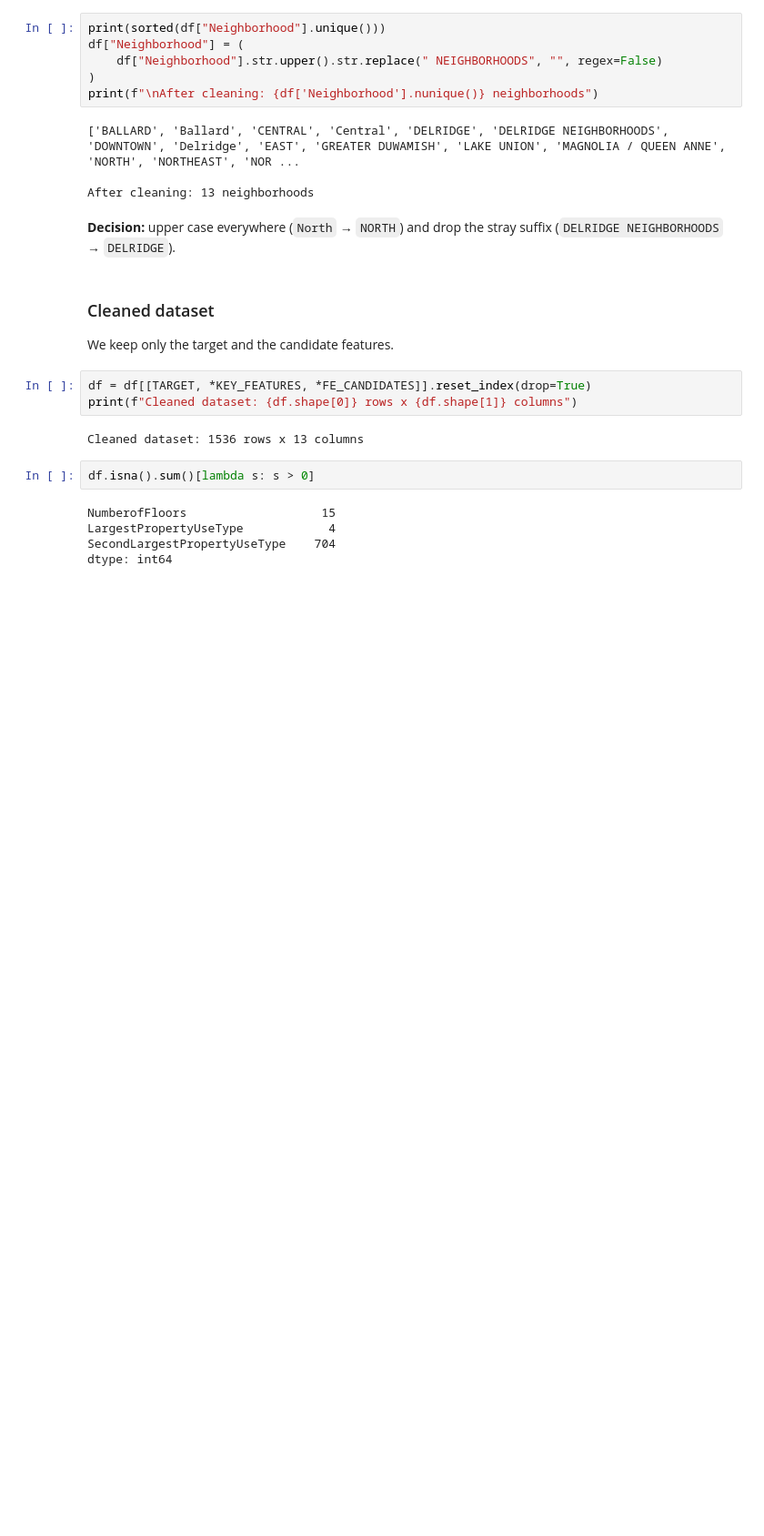
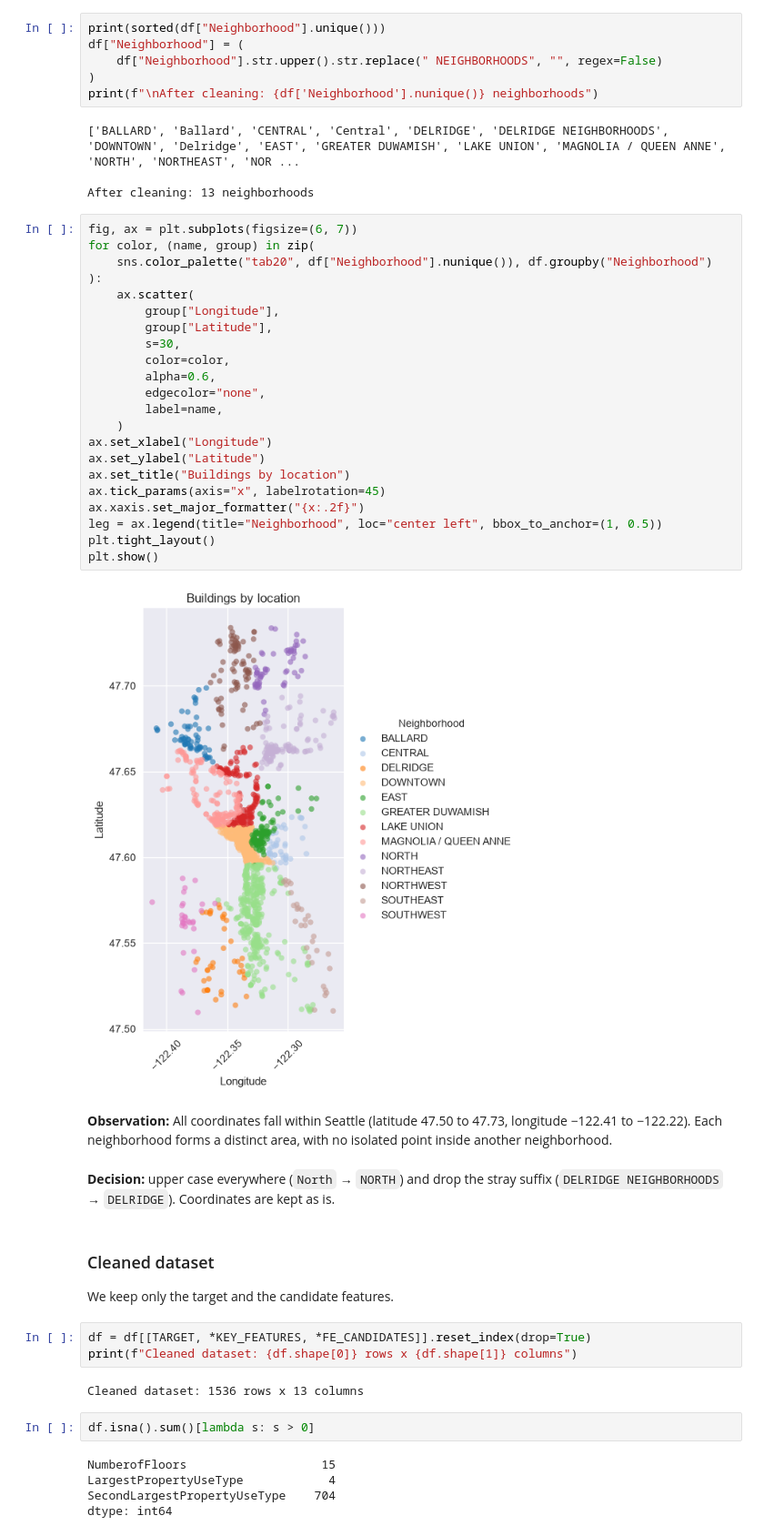
Before and after one commit to dapitch666/oc-p03-seattle-building-energy, a Jupyter notebook: notebooks/01_eda.ipynb, the cells around one changed output. Shown at 91% size. Cells and saved outputs as stored; diff of their text form; blank space fills up the shorter version.

Commit message:
Add location map and intensity by neighborhood to EDA

```diff
--- a/notebooks/01_eda.ipynb
+++ b/notebooks/01_eda.ipynb
@@ -522,8 +522,35 @@ print(f"\nAfter cleaning: {df['Neighborhood'].nunique()} neighborhoods")
 ['BALLARD', 'Ballard', 'CENTRAL', 'Central', 'DELRIDGE', 'DELRIDGE NEIGHBORHOODS', 'DOWNTOWN', 'Delridge', 'EAST', 'GREATER DUWAMISH', 'LAKE UNION', 'MAGNOLIA / QUEEN ANNE', 'NORTH', 'NORTHEAST', 'NOR ...
 
 After cleaning: 13 neighborhoods
+# %%
+fig, ax = plt.subplots(figsize=(6, 7))
+for color, (name, group) in zip(
+    sns.color_palette("tab20", df["Neighborhood"].nunique()), df.groupby("Neighborhood")
+):
+    ax.scatter(
+        group["Longitude"],
+        group["Latitude"],
+        s=30,
+        color=color,
+        alpha=0.6,
+        edgecolor="none",
+        label=name,
+    )
+ax.set_xlabel("Longitude")
+ax.set_ylabel("Latitude")
+ax.set_title("Buildings by location")
+ax.tick_params(axis="x", labelrotation=45)
+ax.xaxis.set_major_formatter("{x:.2f}")
+leg = ax.legend(title="Neighborhood", loc="center left", bbox_to_anchor=(1, 0.5))
+plt.tight_layout()
+plt.show()
+# %% [output]
+[figure, added]
+# %% [markdown]
+**Observation:** All coordinates fall within Seattle (latitude 47.50 to 47.73, longitude −122.41 to −122.22). Each neighborhood forms a distinct area, with no isolated point inside another neighborhood.
 # %% [markdown]
 **Decision:** upper case everywhere (`North` → `NORTH`) and drop the stray suffix (`DELRIDGE NEIGHBORHOODS` → `DELRIDGE`).
+Coordinates are kept as is.
 # %% [markdown]
 ### Cleaned dataset
 
```
Also changed, not shown: parts of 7 cells of this notebook.
